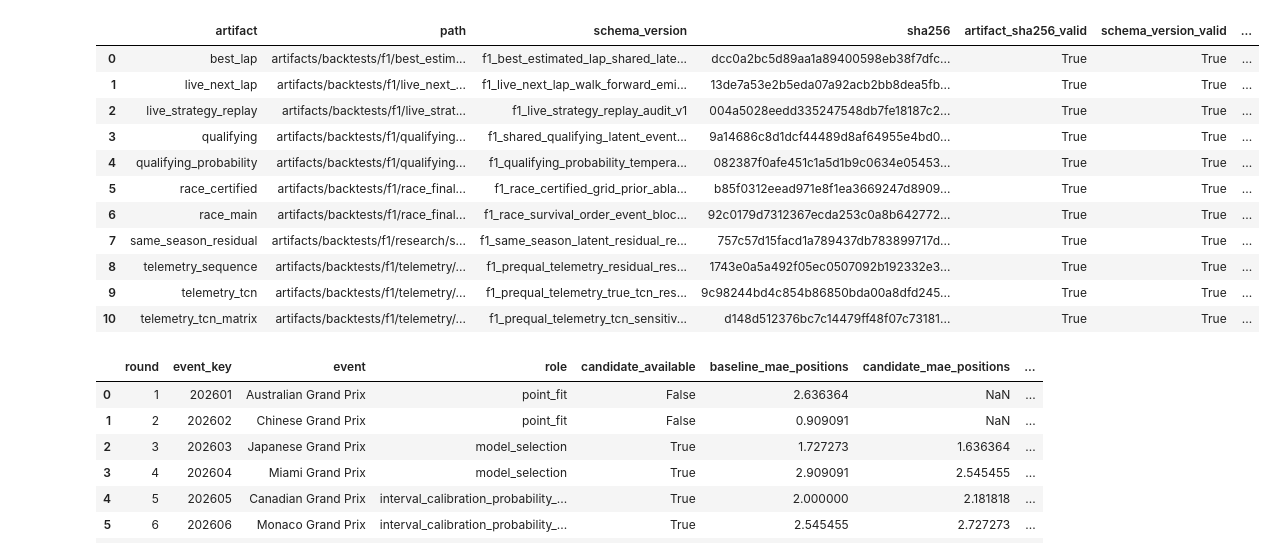
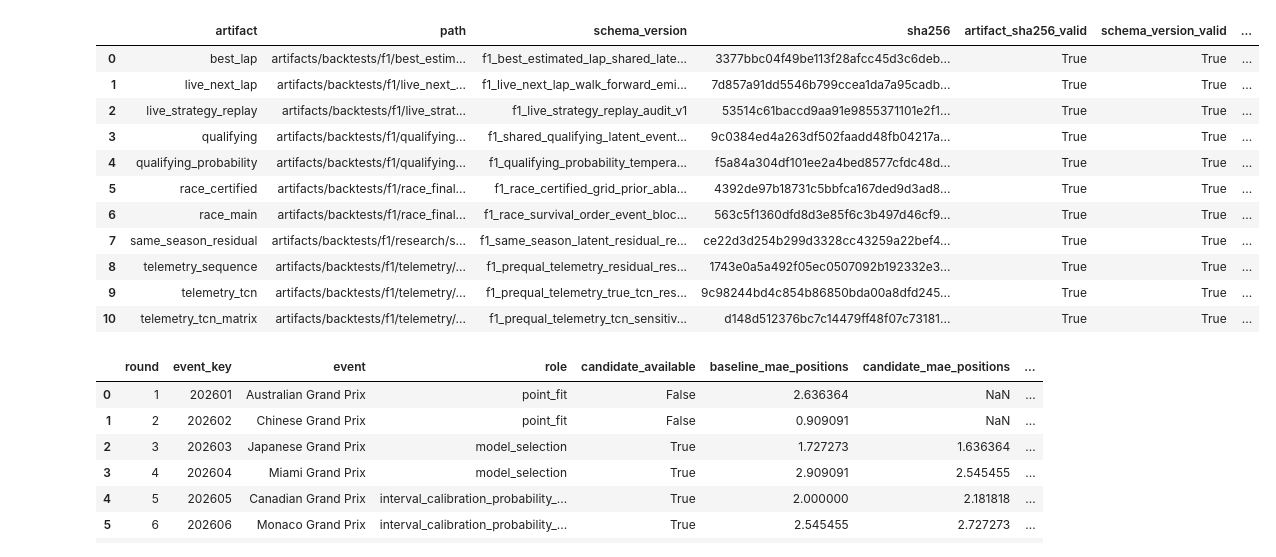
Before and after one commit to hlemonnier/Sport-Prediction, a Jupyter notebook: research/projects/F1/rising_qualification_prediction/Jupyter/f1_model_research_v2.ipynb, the cells around one changed output. Drawn from its saved outputs; the diff is of its cells as text; code cells hidden in the pictures.

```diff
--- a/research/projects/F1/rising_qualification_prediction/Jupyter/f1_model_research_v2.ipynb
+++ b/research/projects/F1/rising_qualification_prediction/Jupyter/f1_model_research_v2.ipynb
@@ -26,81 +28,47 @@ ASSETS.mkdir(parents=True, exist_ok=True)
 # %%
-ARTIFACTS = {
-    'qualifying': ROOT / 'artifacts/backtests/f1/qualifying/shared_latent_same_season_v2_20260713.json',
-    'qualifying_probability': ROOT / 'artifacts/backtests/f1/qualifying/shared_latent_same_season_probability_audit_v4_20260714.json',
-    'race_main': ROOT / 'artifacts/backtests/f1/race_final_position/survival_order_same_season_v8_selector_safe_20260713.json',
-    'race_certified': ROOT / 'artifacts/backtests/f1/race_final_position/certified_grid_prior_state_ablation_v1_20260714.json',
-    'best_lap': ROOT / 'artifacts/backtests/f1/best_estimated_lap/same_season_event_gated_v18_tcn_matrix_bound_20260714.json',
-    'same_season_residual': ROOT / 'artifacts/backtests/f1/research/same_season_latent_residual_frozen_audit_v2_20260713.json',
-    'telemetry_sequence': ROOT / 'artifacts/backtests/f1/telemetry/prequal_telemetry_residual_sequence_v6_repository_bound_2026.json',
-    'telemetry_tcn': ROOT / 'artifacts/backtests/f1/telemetry/prequal_telemetry_true_tcn_research_v2_2026.json',
-    'telemetry_tcn_matrix': ROOT / 'artifacts/backtests/f1/telemetry/prequal_telemetry_tcn_sensitivity_matrix_v1_2026.json',
-    'live_next_lap': ROOT / 'artifacts/backtests/f1/live_next_lap/2026_walk_forward_ssm_naive_emitted_forecast_v7_20260714.json',
-    'live_strategy_replay': ROOT / 'artifacts/backtests/f1/live_strategy/live_strategy_replay_audit_v2_20260714.json',
-}
-EXPECTED_SHA256 = {
-    'qualifying': '9a14686c8d1dcf44489d8af64955e4bd06e154bb5164ecedb79fec5faeae70da',
-    'qualifying_probability': '082387f0afe451c1a5d1b9c0634e0545330e886ee8f0161aebb3bf8428c27a20',
-    'race_main': '92c0179d7312367ecda253c0a8b6427721267efe572b3051a9cfc9ed25d69639',
-    'race_certified': 'b85f0312eead971e8f1ea3669247d89091d556352ba21eca0b057f1ef2500dbd',
-    'best_lap': 'dcc0a2bc5d89aa1a89400598eb38f7dfca5334712b839f4fd46442d1c2029133',
-    'same_season_residual': '757c57d15facd1a789437db783899717da2b81707a41a3d250e9392c5d18b479',
-    'telemetry_sequence': '1743e0a5a492f05ec0507092b192332e33f22102a585af45a1a051472c87e4f8',
-    'telemetry_tcn': '9c98244bd4c854b86850bda00a8dfd2454a845a2cbf83b1944c21e3bff09f999',
-    'telemetry_tcn_matrix': 'd148d512376bc7c14479ff48f07c73181fe7cf033b5a2eea8936d0067ef35197',
-    'live_next_lap': '13de7a53e2b5eda07a92acb2bb8dea5fbcff435565676796b052fa8831c84c53',
-    'live_strategy_replay': '004a5028eedd335247548db7fe18187c24165eeed2f521704a2524d0845d044e',
-}
-EXPECTED_SCHEMA_VERSION = {
-    'qualifying': 'f1_shared_qualifying_latent_event_block_v6',
-    'qualifying_probability': 'f1_qualifying_probability_temperature_sinkhorn_audit_v3',
-    'race_main': 'f1_race_survival_order_event_block_v8',
-    'race_certified': 'f1_race_certified_grid_prior_ablation_v1',
-    'best_lap': 'f1_best_estimated_lap_shared_latent_v11',
-    'same_season_residual': 'f1_same_season_latent_residual_research_v3',
-    'telemetry_sequence': 'f1_prequal_telemetry_residual_research_v4',
-    'telemetry_tcn': 'f1_prequal_telemetry_true_tcn_research_v2',
-    'telemetry_tcn_matrix': 'f1_prequal_telemetry_tcn_sensitivity_matrix_v1',
-    'live_next_lap': 'f1_live_next_lap_walk_forward_emitted_forecast_v3',
-    'live_strategy_replay': 'f1_live_strategy_replay_audit_v1',
-}
+# The checked-in register pins exact source artifacts and their expected digests.
+registered = pd.read_csv(EVIDENCE / 'f1_model_research_v2_artifact_register.csv').set_index('artifact')
+ARTIFACTS = {name: ROOT / row['path'] for name, row in registered.iterrows()}
+EXPECTED_SHA256 = registered['sha256'].to_dict()
+EXPECTED_SCHEMA_VERSION = registered['schema_version'].to_dict()
 missing = [str(path) for path in ARTIFACTS.values() if not path.exists()]
 if missing:
     raise FileNotFoundError('missing final artifacts: ' + ', '.join(missing))
 payloads = {name: json.loads(path.read_text(encoding='utf-8')) for name, path in ARTIFACTS.items()}
 observed_sha256 = {name: hashlib.sha256(path.read_bytes()).hexdigest() for name, path in ARTIFACTS.items()}
 mismatched = {name: (EXPECTED_SHA256[name], observed) for name, observed in observed_sha256.items() if observed != EXPECTED_SHA256[name]}
 if mismatched:
     raise RuntimeError(f'frozen artifact digest mismatch: {mismatched}')
 provenance_checks = {
     name: validate_artifact_provenance(
         root=ROOT,
         artifact_path=path,
         expected_sha256=EXPECTED_SHA256[name],
         expected_schema_version=EXPECTED_SCHEMA_VERSION[name],
     )
     for name, path in ARTIFACTS.items()
 }
 artifact_register = pd.DataFrame([
     {
         'artifact': name,
         'path': str(path.relative_to(ROOT)),
         'schema_version': payloads[name].get('schema_version'),
         'sha256': observed_sha256[name],
         **provenance_checks[name],
     }
     for name, path in ARTIFACTS.items()
 ]).sort_values('artifact').reset_index(drop=True)
 artifact_register
 # %% [output]
 |  | artifact | path | schema_version | sha256 | artifact_sha256_valid | schema_version_valid | ... |
-| 0 | best_lap | artifacts/backtests/f1/best_estim... | f1_best_estimated_lap_shared_late... | dcc0a2bc5d89aa1a89400598eb38f7dfc... | True | True | ... |
-| 1 | live_next_lap | artifacts/backtests/f1/live_next_... | f1_live_next_lap_walk_forward_emi... | 13de7a53e2b5eda07a92acb2bb8dea5fb... | True | True | ... |
-| 2 | live_strategy_replay | artifacts/backtests/f1/live_strat... | f1_live_strategy_replay_audit_v1 | 004a5028eedd335247548db7fe18187c2... | True | True | ... |
-| 3 | qualifying | artifacts/backtests/f1/qualifying... | f1_shared_qualifying_latent_event... | 9a14686c8d1dcf44489d8af64955e4bd0... | True | True | ... |
-| 4 | qualifying_probability | artifacts/backtests/f1/qualifying... | f1_qualifying_probability_tempera... | 082387f0afe451c1a5d1b9c0634e05453... | True | True | ... |
-| 5 | race_certified | artifacts/backtests/f1/race_final... | f1_race_certified_grid_prior_abla... | b85f0312eead971e8f1ea3669247d8909... | True | True | ... |
-| 6 | race_main | artifacts/backtests/f1/race_final... | f1_race_survival_order_event_bloc... | 92c0179d7312367ecda253c0a8b642772... | True | True | ... |
-| 7 | same_season_residual | artifacts/backtests/f1/research/s... | f1_same_season_latent_residual_re... | 757c57d15facd1a789437db783899717d... | True | True | ... |
+| 0 | best_lap | artifacts/backtests/f1/best_estim... | f1_best_estimated_lap_shared_late... | 3377bbc04f49be113f28afcc45d3c6deb... | True | True | ... |
+| 1 | live_next_lap | artifacts/backtests/f1/live_next_... | f1_live_next_lap_walk_forward_emi... | 7d857a91dd5546b799ccea1da7a95cadb... | True | True | ... |
+| 2 | live_strategy_replay | artifacts/backtests/f1/live_strat... | f1_live_strategy_replay_audit_v1 | 53514c61baccd9aa91e9855371101e2f1... | True | True | ... |
+| 3 | qualifying | artifacts/backtests/f1/qualifying... | f1_shared_qualifying_latent_event... | 9c0384ed4a263df502faadd48fb04217a... | True | True | ... |
+| 4 | qualifying_probability | artifacts/backtests/f1/qualifying... | f1_qualifying_probability_tempera... | f5a84a304df101ee2a4bed8577cfdc48d... | True | True | ... |
+| 5 | race_certified | artifacts/backtests/f1/race_final... | f1_race_certified_grid_prior_abla... | 4392de97b18731c5bbfca167ded9d3ad8... | True | True | ... |
+| 6 | race_main | artifacts/backtests/f1/race_final... | f1_race_survival_order_event_bloc... | 563c5f1360dfd8d3e85f6c3b497d46cf9... | True | True | ... |
+| 7 | same_season_residual | artifacts/backtests/f1/research/s... | f1_same_season_latent_residual_re... | ce22d3d254b299d3328cc43259a22bef4... | True | True | ... |
 | 8 | telemetry_sequence | artifacts/backtests/f1/telemetry/... | f1_prequal_telemetry_residual_res... | 1743e0a5a492f05ec0507092b192332e3... | True | True | ... |
 | 9 | telemetry_tcn | artifacts/backtests/f1/telemetry/... | f1_prequal_telemetry_true_tcn_res... | 9c98244bd4c854b86850bda00a8dfd245... | True | True | ... |
 | 10 | telemetry_tcn_matrix | artifacts/backtests/f1/telemetry/... | f1_prequal_telemetry_tcn_sensitiv... | d148d512376bc7c14479ff48f07c73181... | True | True | ... |
```
Also changed, not shown: parts of 4 cells of this notebook, 39 other files.
